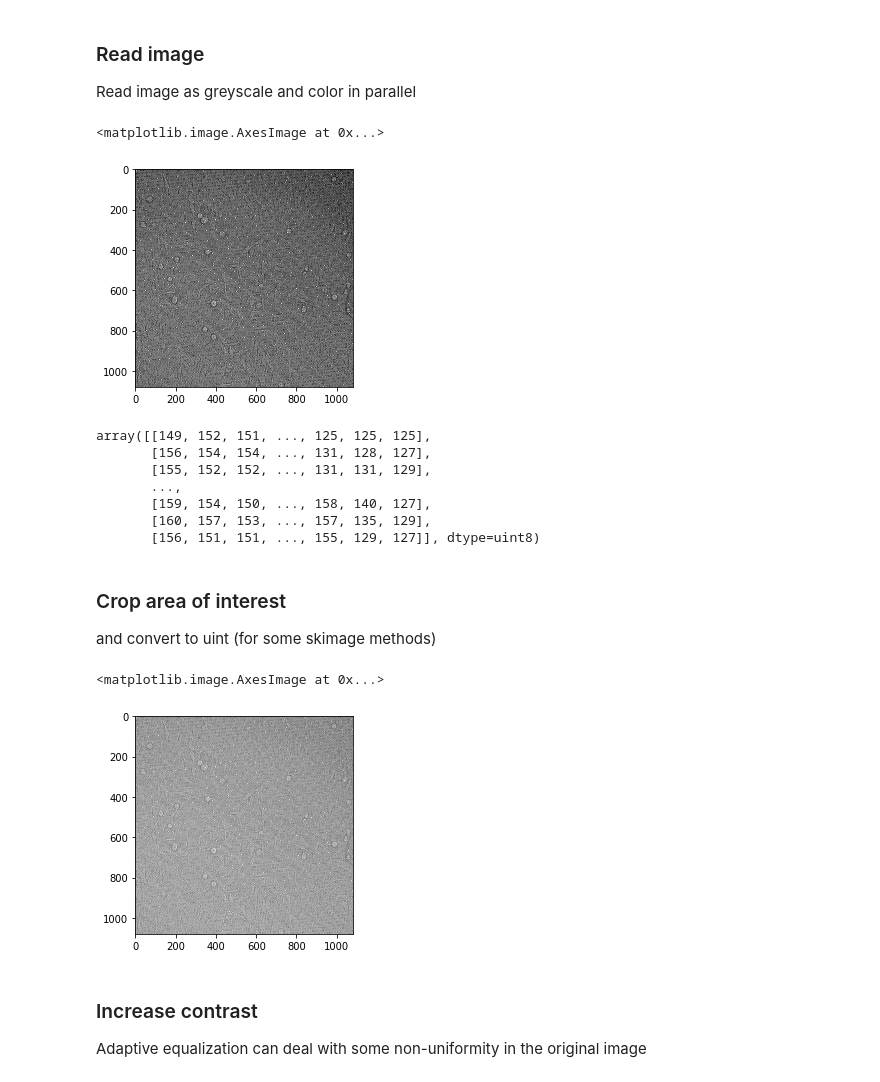
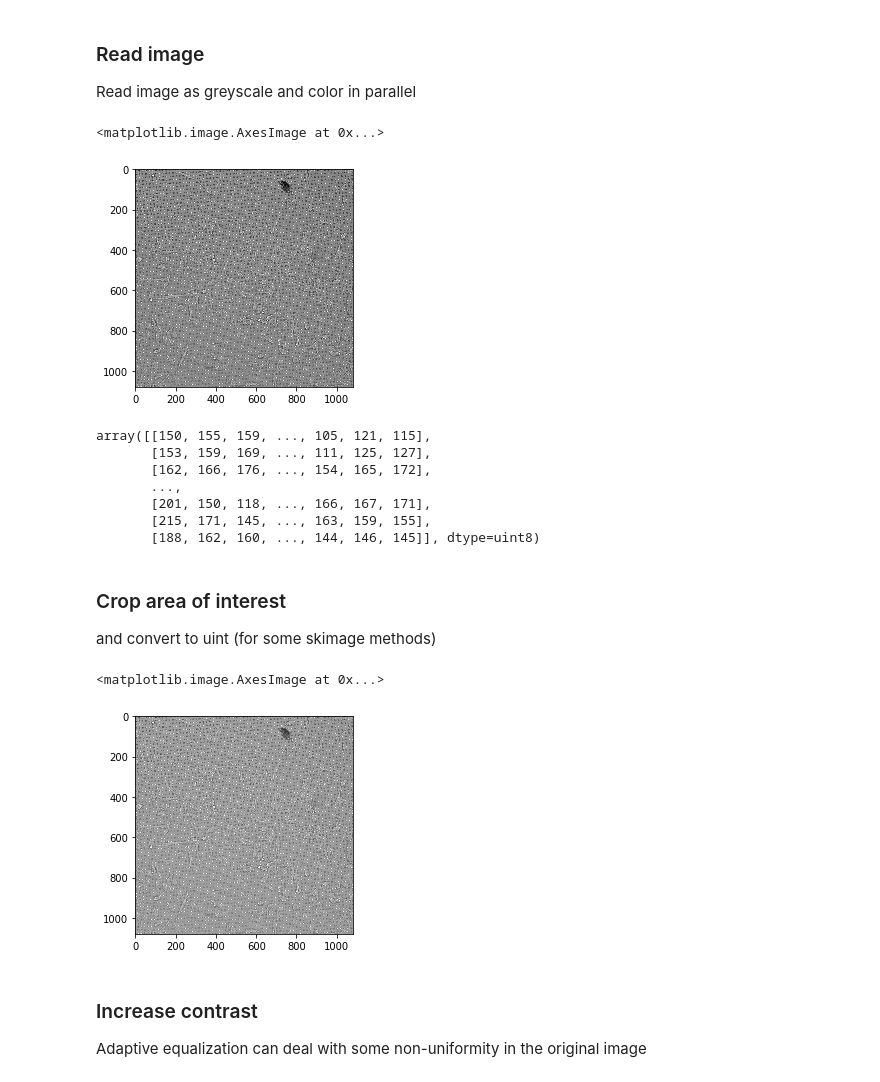
Before and after one commit to caromccue/CellML, a Jupyter notebook: notebooks/Cell Shape Identification v3_workingfor5um.ipynb, the cells around one changed output. Cells and saved outputs as stored; diff of their text form; code cells hidden in the pictures.

```diff
--- a/notebooks/Cell Shape Identification v3_workingfor5um.ipynb
+++ b/notebooks/Cell Shape Identification v3_workingfor5um.ipynb
@@ -34,24 +34,24 @@ import plotly.graph_objs as go
 
 Read image as greyscale and color in parallel
 # %%
-image_file = '/Users/carolinemccue/Documents/GitHub/CrystalML/notebooks/CHO_120721/r02c02f04p02-ch2sk1fk1fl1.tiff'
+image_file = '/Users/carolinemccue/Desktop/MG63/r01c02f26p03-ch2sk1fk1fl1.tiff'
 f_grey = cv2.imread(image_file, 0) # 0 reads as greyscale
 f_color = cv2.imread(image_file, 1) # reads as color
 plt.figure(0)
 plt.imshow(f_grey, cmap=plt.cm.gray)
 # %% [output]
 <matplotlib.image.AxesImage at 0x...>
-[figure, old version]
+[figure, new version]
 # %%
 f_grey
 # %% [output]
-array([[149, 152, 151, ..., 125, 125, 125],
-       [156, 154, 154, ..., 131, 128, 127],
-       [155, 152, 152, ..., 131, 131, 129],
+array([[150, 155, 159, ..., 105, 121, 115],
+       [153, 159, 169, ..., 111, 125, 127],
+       [162, 166, 176, ..., 154, 165, 172],
        ...,
-       [159, 154, 150, ..., 158, 140, 127],
-       [160, 157, 153, ..., 157, 135, 129],
-       [156, 151, 151, ..., 155, 129, 127]], dtype=uint8)
+       [201, 150, 118, ..., 166, 167, 171],
+       [215, 171, 145, ..., 163, 159, 155],
+       [188, 162, 160, ..., 144, 146, 145]], dtype=uint8)
 # %% [markdown]
 ### Crop area of interest
 
@@ -63,7 +63,7 @@ plt.figure(2)
 plt.imshow(f_cropped, cmap=plt.cm.gray, vmin=0, vmax=255)
 # %% [output]
 <matplotlib.image.AxesImage at 0x...>
-[figure, old version]
+[figure, new version]
 # %% [markdown]
 ### Increase contrast
 
```
Also changed, not shown: parts of 15 cells of this notebook, 20 other files.
